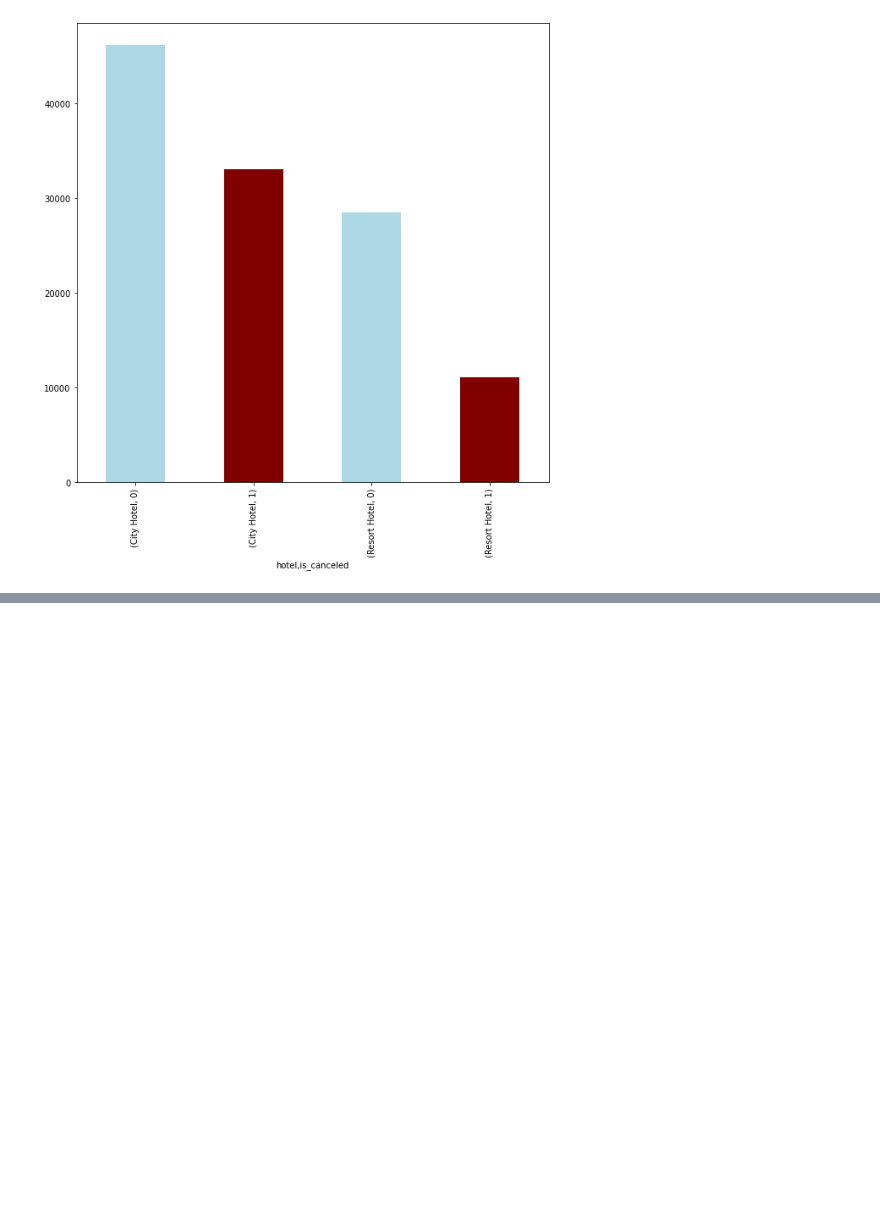
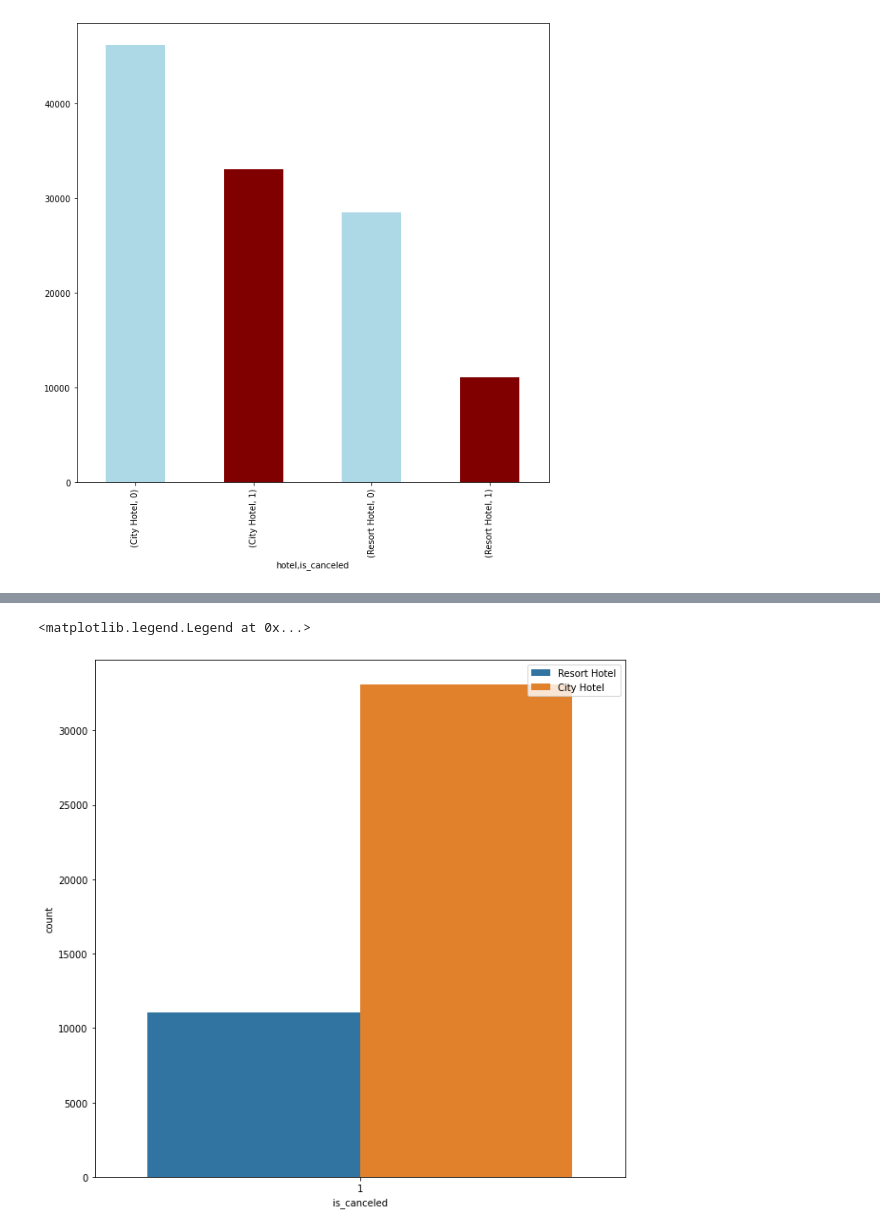
Before and after one commit to V-dit/EDA-hotel-booking-analysis, a Jupyter notebook: Hotel_Booking_Analysis_Capstone_Project.ipynb, the cells around one changed output, grey strips where cells are left out. Cells and saved outputs as stored; diff of their text form; code cells hidden in the pictures; blank space fills up the shorter version.

```diff
--- a/Hotel_Booking_Analysis_Capstone_Project.ipynb
+++ b/Hotel_Booking_Analysis_Capstone_Project.ipynb
@@ -423,0 +433,10 @@ cancellation_data_hotelwise.value_counts().plot(kind = 'bar', color = ['lightblu
+# %%
+# Plotting different columns for the cancelled and not cancelled data
+booking_cancellation = ['hotel','is_canceled']
+intermediate_list = df_nonull[booking_cancellation]
+new = intermediate_list.loc[(intermediate_list != 0).all(axis = 1)]
+sns.countplot(data = new, x = 'is_canceled', hue = 'hotel')
+plt.legend(loc='upper right')
+# %% [output]
+<matplotlib.legend.Legend at 0x...>
+[figure, added]
```
Also changed, not shown: parts of 1 cell of this notebook.
